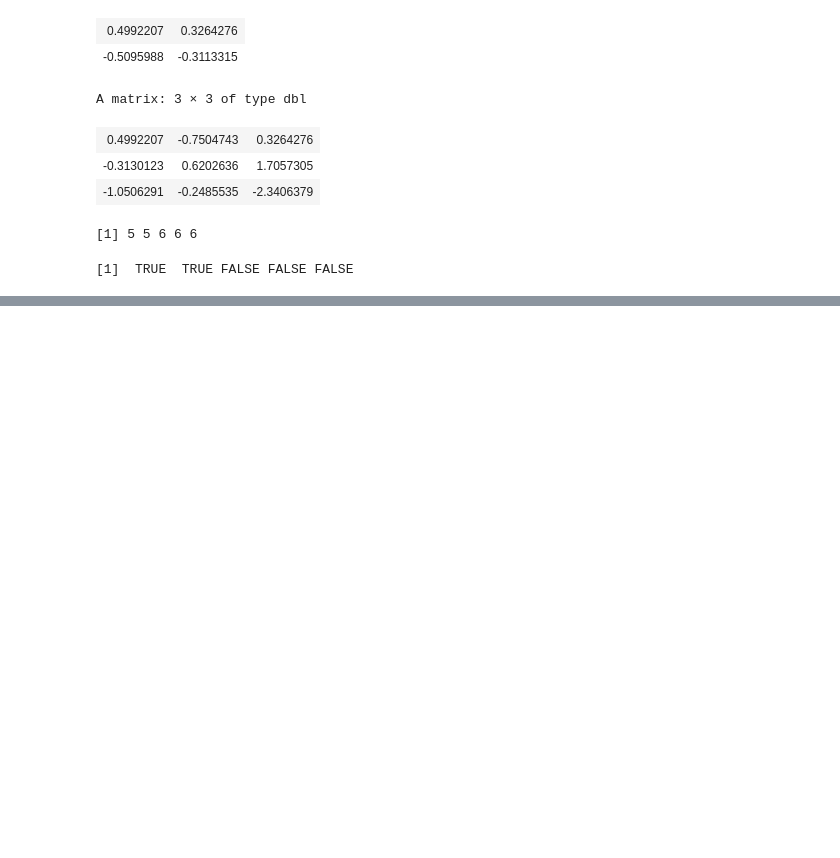
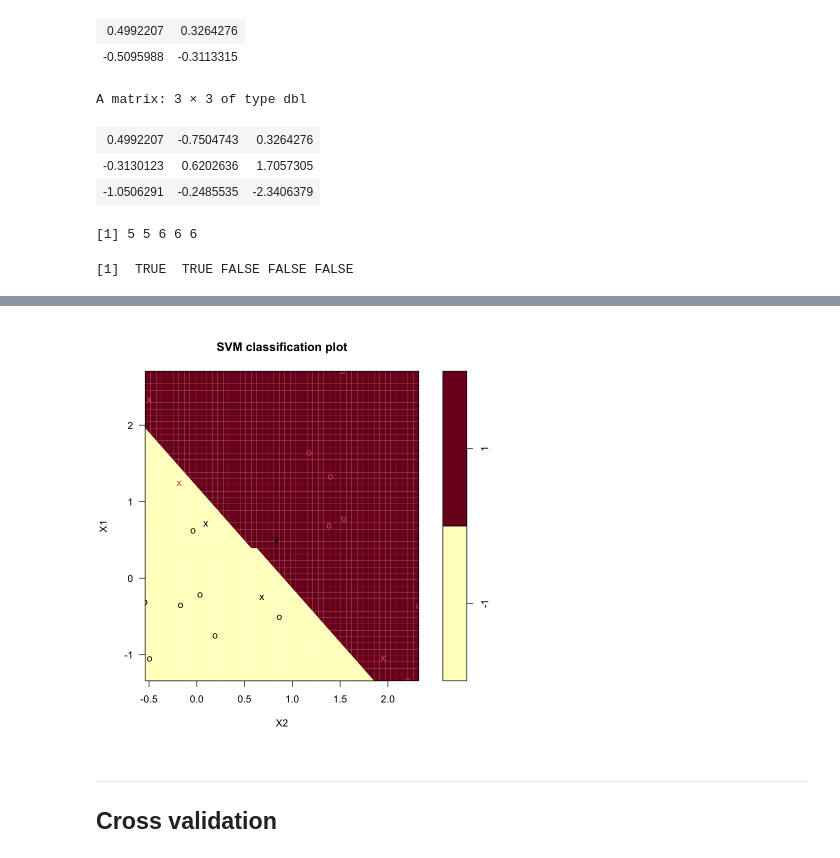
Before and after one commit to wang-zhijun/learn-statistics, a Jupyter notebook: learn-r.ipynb, the cells around one changed output, grey strips where cells are left out. Drawn from its saved outputs; the diff is of its cells as text; code cells hidden in the pictures; blank space fills up the shorter version.

```diff
--- a/learn-r.ipynb
+++ b/learn-r.ipynb
@@ -1129,0 +1166,3 @@ A matrix: 2 × 3 of type dbl
+# %%
+dat <- data.frame(x, y = as.factor(y))
+dat
@@ -1129,0 +1189,20 @@ A matrix: 2 × 3 of type dbl
+# %%
+# make a dataframe of the data, turning y into a factor variable.
+# After that, you make a call to svm on this dataframe, using y as the response variable and other variables as the predictors.
+
+# The formula "y ~ ." specifies that the response variable is "y" and
+# all other columns in the data frame should be used as predictors.
+
+# The "kernel" argument specifies that a linear kernel should be used,
+# while the "cost" argument sets the cost parameter to 10.
+
+
+# The "scale" argument is set to FALSE,
+# which means that the data will not be scaled before fitting the model.
+
+# The cost parameter decides how much an SVM should be allowed to “bend” with the data.
+# For a low cost, you aim for a smooth decision surface, and for a higher cost, you aim to classify more points correctly.
+# It is also simply referred to as the cost of misclassification.
+
+svmfit = svm(y ~ ., data = dat, kernel = "linear", cost = 10, scale = FALSE)
+print(svmfit)
@@ -1129,0 +1220,7 @@ A matrix: 2 × 3 of type dbl
+# %%
+plot(svmfit, dat)
+# %% [output]
+[figure, added]
+# %% [markdown]
+---
+## Cross validation
```
Also changed, not shown: parts of 9 cells of this notebook.
